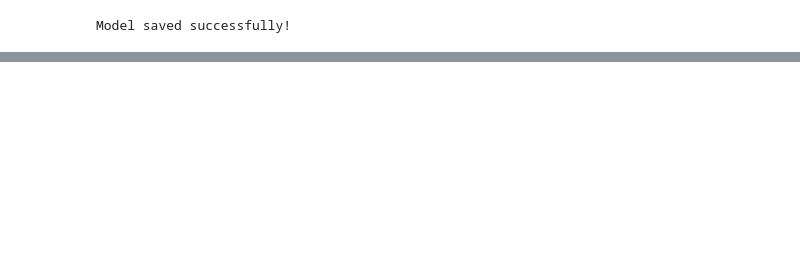
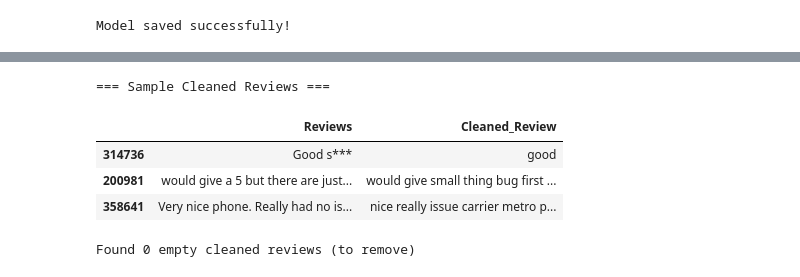
Before and after one commit to muddassirali8089/AASFS, a Jupyter notebook: sentimentanaltsis.ipynb, the cells around one changed output, grey strips where cells are left out. Cells and saved outputs as stored; diff of their text form; code cells hidden in the pictures; blank space fills up the shorter version.

```diff
--- a/sentimentanaltsis.ipynb
+++ b/sentimentanaltsis.ipynb
@@ -435,0 +437,16 @@ Confidence: 90.00%
+# %%
+# Check cleaned vs original text
+print("\n=== Sample Cleaned Reviews ===")
+display(df[['Reviews', 'Cleaned_Review']].sample(3))
+
+# Check for empty cleaned reviews
+empty_reviews = df[df['Cleaned_Review'].str.strip() == '']
+print(f"\nFound {len(empty_reviews)} empty cleaned reviews (to remove)")
+df = df[df['Cleaned_Review'].str.strip() != ''].copy()
+# %% [output]
+=== Sample Cleaned Reviews ===
+|  | Reviews | Cleaned_Review |
+| 314736 | Good s*** | good |
+| 200981 | would give a 5 but there are just... | would give small thing bug first ... |
+| 358641 | Very nice phone. Really had no is... | nice really issue carrier metro p... |
+Found 0 empty cleaned reviews (to remove)
```
Also changed, not shown: parts of 5 cells of this notebook.
